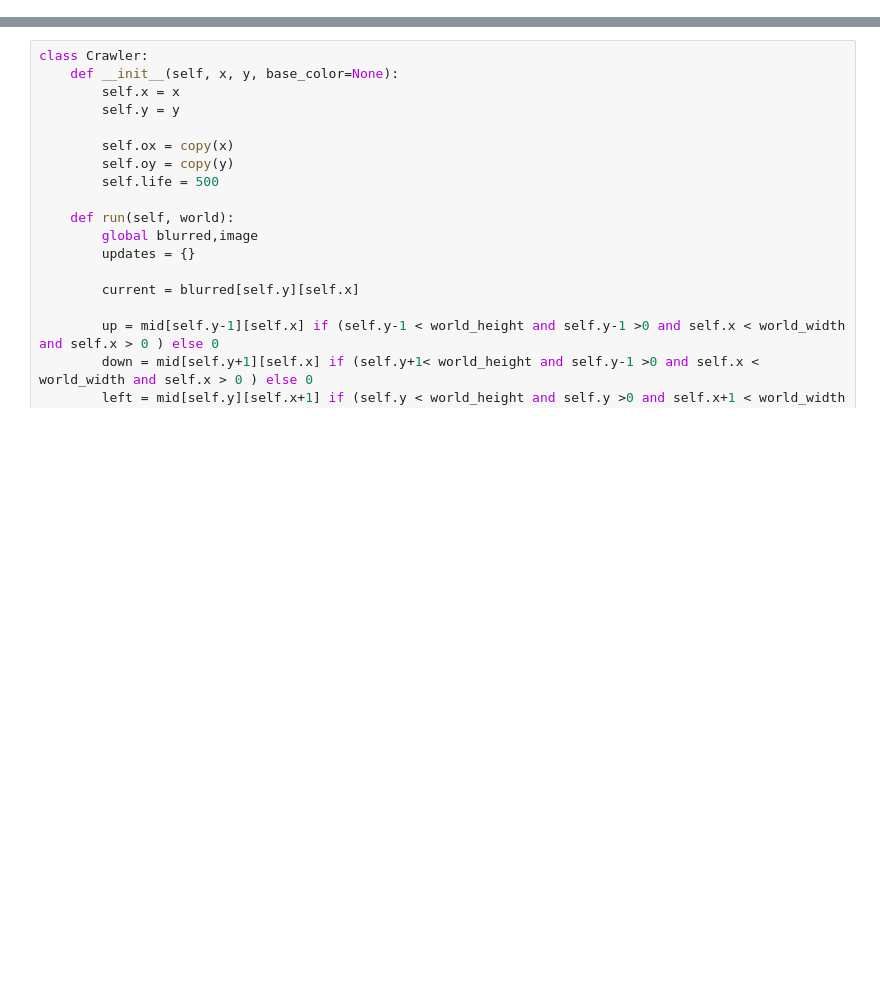
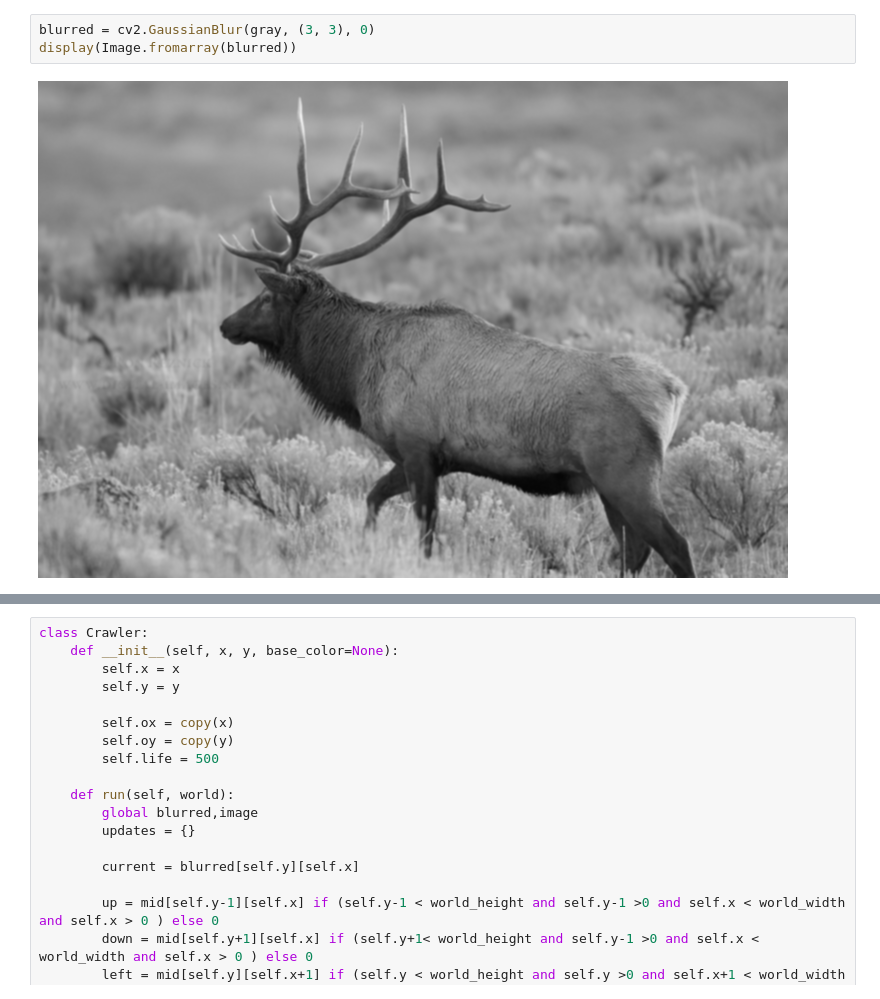
Before and after one commit to sam2332/Some-Notebooks, a Jupyter notebook: Image/Generative Art/Crawler/Follow Edges/Jupyter Canvas Crawler Demo.ipynb, the cells around one changed output, grey strips where cells are left out. Drawn from its saved outputs; the diff is of its cells as text; blank space fills up the shorter version.

```diff
--- a/Image/Generative Art/Crawler/Follow Edges/Jupyter Canvas Crawler Demo.ipynb
+++ b/Image/Generative Art/Crawler/Follow Edges/Jupyter Canvas Crawler Demo.ipynb
@@ -22,0 +27,5 @@ display(Image.fromarray(mid))
+# %%
+blurred = cv2.GaussianBlur(gray, (3, 3), 0)
+display(Image.fromarray(blurred))
+# %% [output]
+[figure, added]
```
Also changed, not shown: parts of 13 cells of this notebook.
